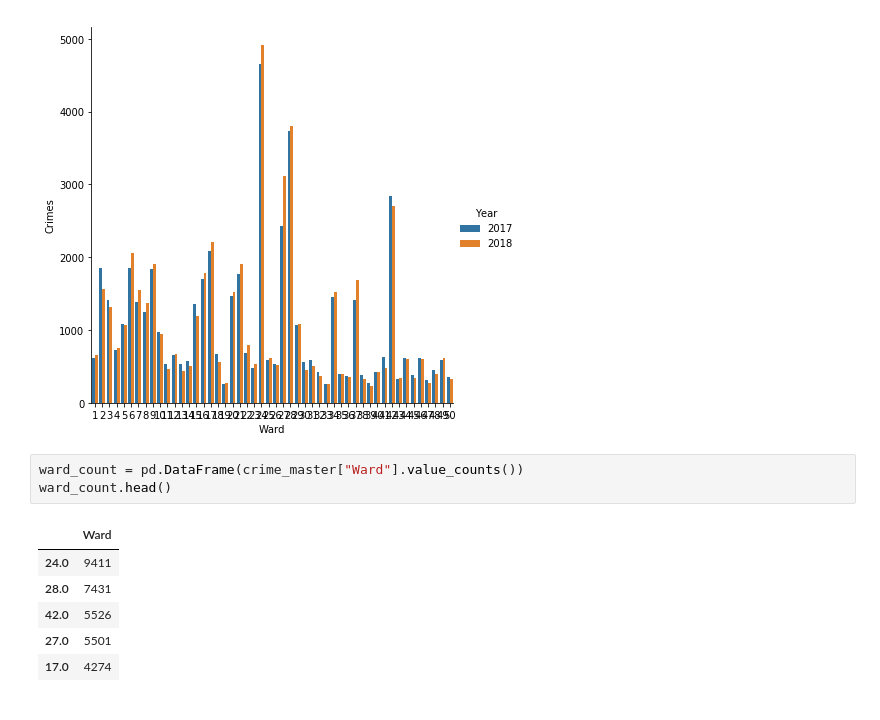
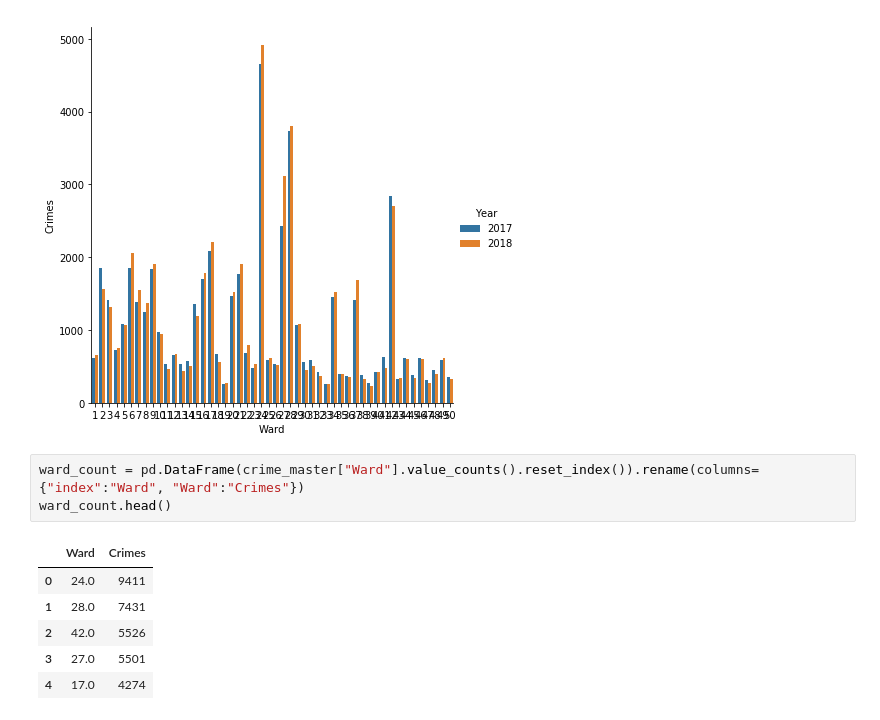
Before and after one commit to nrdeering/Charlotte-Crime-Data, a Jupyter notebook: crime_analysis_nrdeering.ipynb, the cells around one changed output. Saved outputs shown, nothing was run; the diff lists cells and outputs as text.

```diff
--- a/crime_analysis_nrdeering.ipynb
+++ b/crime_analysis_nrdeering.ipynb
@@ -100,14 +100,14 @@ ward_comparison.savefig("2017_vs_2018_wardcrime.png")
 # %% [output]
 [figure]
 # %%
-ward_count = pd.DataFrame(crime_master["Ward"].value_counts())
+ward_count = pd.DataFrame(crime_master["Ward"].value_counts().reset_index()).rename(columns={"index":"Ward", "Ward":"Crimes"})
 ward_count.head()
 # %% [output]
-|  | Ward |
-| 24.0 | 9411 |
-| 28.0 | 7431 |
-| 42.0 | 5526 |
-| 27.0 | 5501 |
-| 17.0 | 4274 |
+|  | Ward | Crimes |
+| 0 | 24.0 | 9411 |
+| 1 | 28.0 | 7431 |
+| 2 | 42.0 | 5526 |
+| 3 | 27.0 | 5501 |
+| 4 | 17.0 | 4274 |
 # %%
 #do a loc on the top 5 wards, have the wards on the map (seperate maps) and show the crime breakdowns per ward
```
Also changed, not shown: parts of 11 cells of this notebook.
